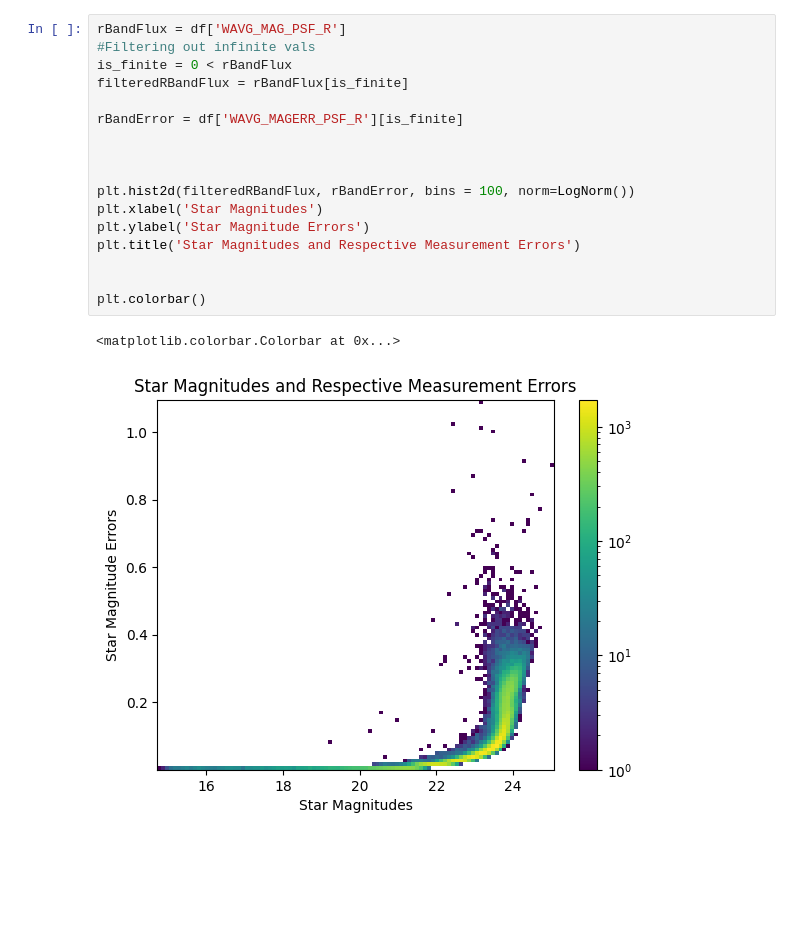
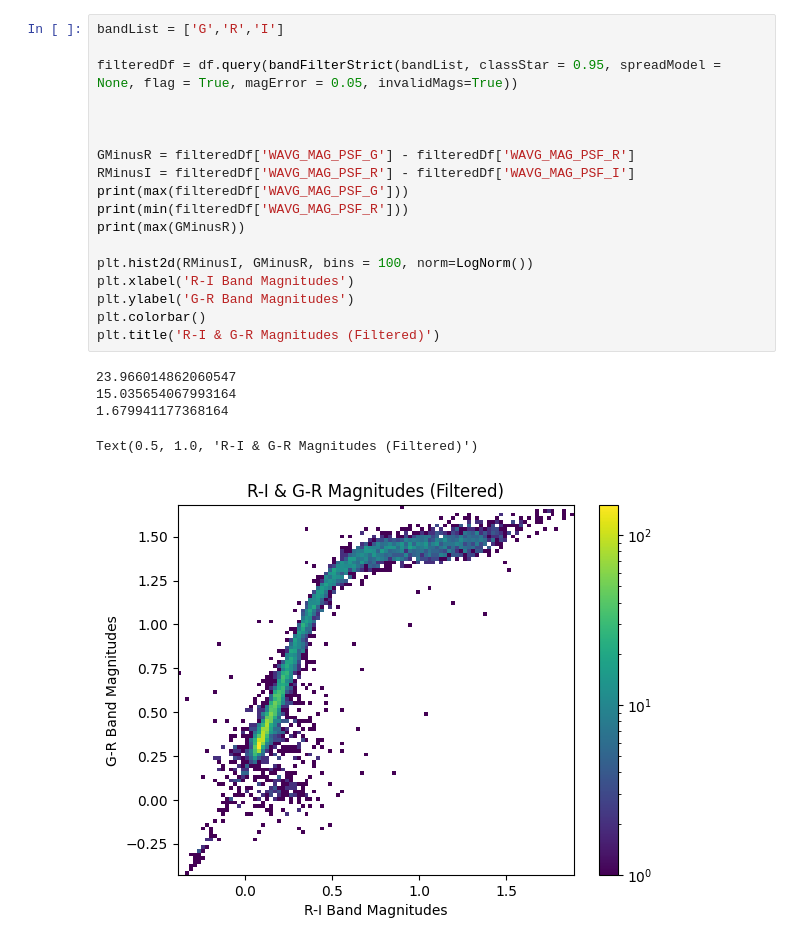
Before and after one commit to JoaoDPassos/brown-dwarf-search, a Jupyter notebook: OneDegExploration.ipynb, the cells around one changed output. Cells and saved outputs as stored; diff of their text form; blank space fills up the shorter version.

```diff
--- a/OneDegExploration.ipynb
+++ b/OneDegExploration.ipynb
@@ -67,20 +80,24 @@ plt.show()
-# %%
-rBandFlux = df['WAVG_MAG_PSF_R']
-#Filtering out infinite vals
-is_finite = 0 < rBandFlux
-filteredRBandFlux = rBandFlux[is_finite]
-
-rBandError = df['WAVG_MAGERR_PSF_R'][is_finite]
-
-
-
-plt.hist2d(filteredRBandFlux, rBandError, bins = 100, norm=LogNorm())
-plt.xlabel('Star Magnitudes')
-plt.ylabel('Star Magnitude Errors')
-plt.title('Star Magnitudes and Respective Measurement Errors')
-
-
-plt.colorbar()
-# %% [output]
-<matplotlib.colorbar.Colorbar at 0x...>
-[figure, removed]
+# %%
+bandList = ['G','R','I']
+
+filteredDf = df.query(bandFilterStrict(bandList, classStar = 0.95, spreadModel = None, flag = True, magError = 0.05, invalidMags=True))
+
+
+
+GMinusR = filteredDf['WAVG_MAG_PSF_G'] - filteredDf['WAVG_MAG_PSF_R']
+RMinusI = filteredDf['WAVG_MAG_PSF_R'] - filteredDf['WAVG_MAG_PSF_I']
+print(max(filteredDf['WAVG_MAG_PSF_G']))
+print(min(filteredDf['WAVG_MAG_PSF_R']))
+print(max(GMinusR))
+
+plt.hist2d(RMinusI, GMinusR, bins = 100, norm=LogNorm())
+plt.xlabel('R-I Band Magnitudes')
+plt.ylabel('G-R Band Magnitudes')
+plt.colorbar()
+plt.title('R-I & G-R Magnitudes (Filtered)')
+# %% [output]
+23.966014862060547
+15.035654067993164
+1.679941177368164
+Text(0.5, 1.0, 'R-I & G-R Magnitudes (Filtered)')
+[figure, added]
```
Also changed, not shown: parts of 14 cells of this notebook, 1 other file.
